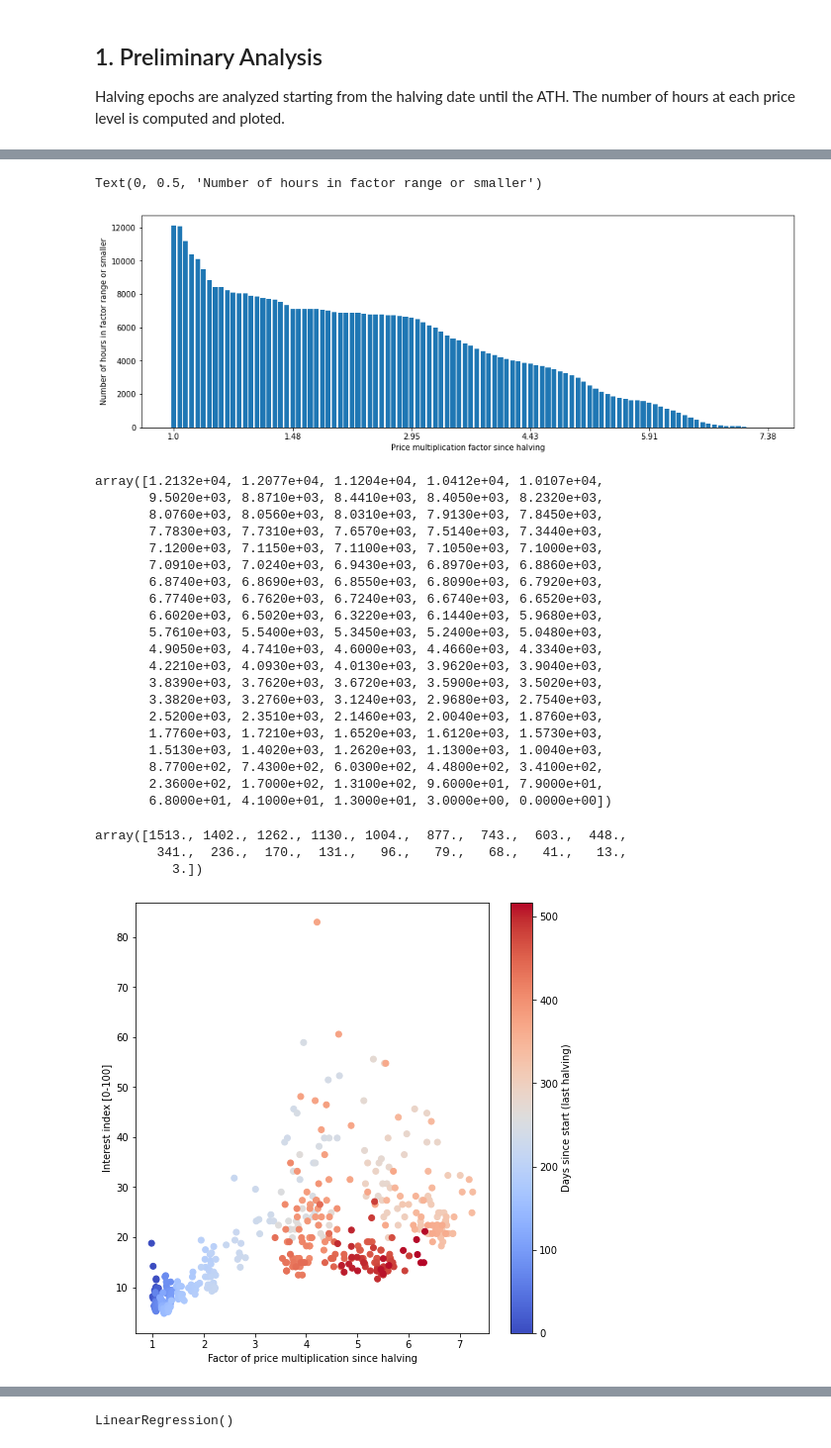
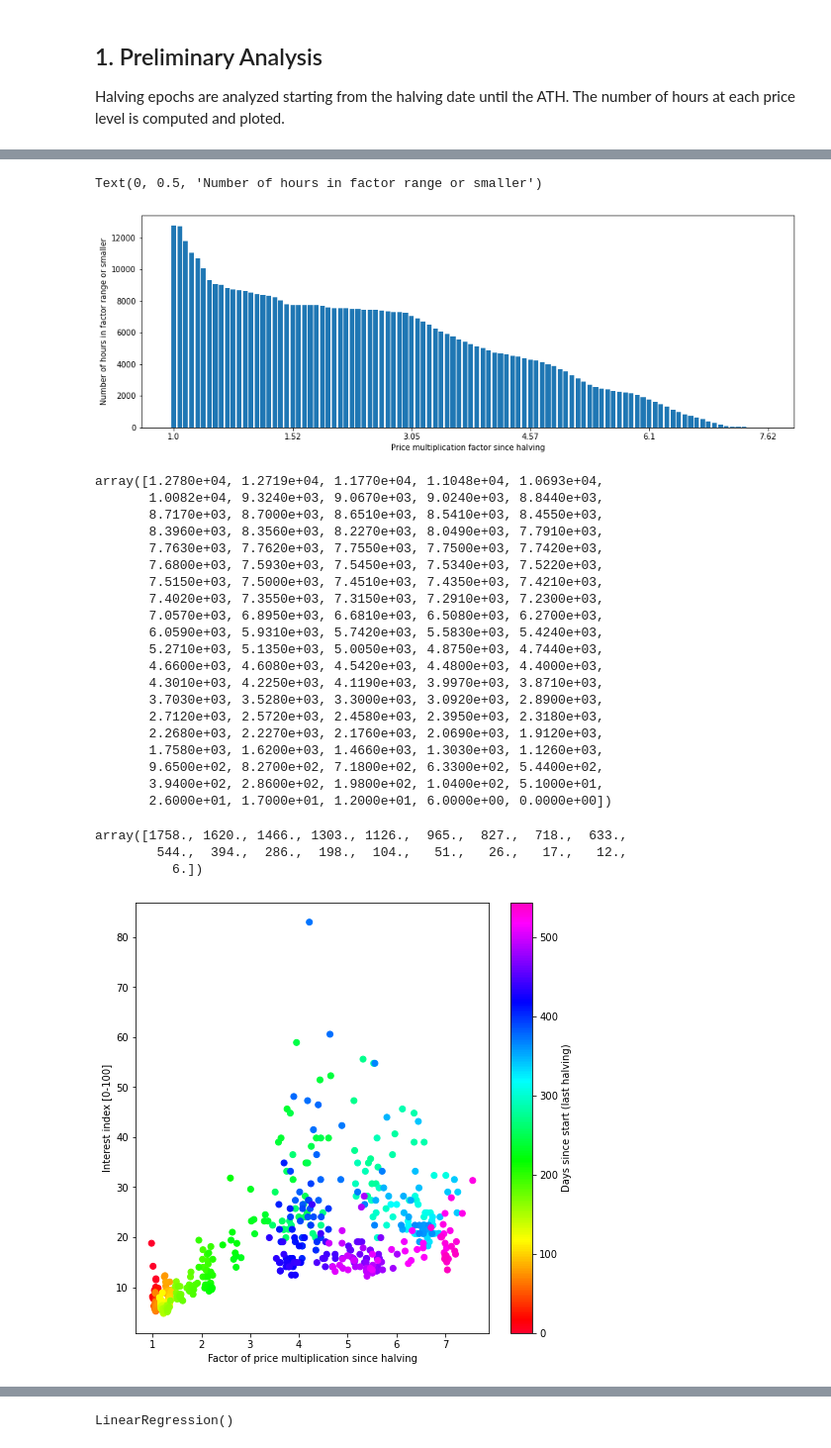
Before and after one commit to mxagar/crypto_analysis, a Jupyter notebook: 01_BitcoinAnalysis.ipynb, the cells around one changed output, grey strips where cells are left out. Shown at 99% size. Drawn from its saved outputs; the diff is of its cells as text; code cells hidden in the pictures.

```diff
--- a/01_BitcoinAnalysis.ipynb
+++ b/01_BitcoinAnalysis.ipynb
@@ -110,7 +110,7 @@ The number of hours at each price level is computed and ploted.
 # Halving 2020: 2020-05-11
 # ATH 2021: ?
 start = dt.datetime(2020,5,11,0,0,0)
-end = dt.datetime(2021,10,10,0,0,0)
+end = dt.datetime(2021,11,8,0,0,0)
 if (df_price.index[-1] < end or df_interest.index[-1] < end):
     end = min([df_price.index[-1],df_interest.index[-1]])
 duration_days = (end-start).days
@@ -211,36 +216,36 @@ plt.xlabel('Price multiplication factor since halving')
 plt.ylabel('Number of hours in factor range or smaller')
 # %% [output]
 Text(0, 0.5, 'Number of hours in factor range or smaller')
-[figure, old version]
+[figure, new version]
 # %%
 acc_price_bins
 # %% [output]
-array([1.2132e+04, 1.2077e+04, 1.1204e+04, 1.0412e+04, 1.0107e+04,
-       9.5020e+03, 8.8710e+03, 8.4410e+03, 8.4050e+03, 8.2320e+03,
-       8.0760e+03, 8.0560e+03, 8.0310e+03, 7.9130e+03, 7.8450e+03,
-       7.7830e+03, 7.7310e+03, 7.6570e+03, 7.5140e+03, 7.3440e+03,
-       7.1200e+03, 7.1150e+03, 7.1100e+03, 7.1050e+03, 7.1000e+03,
-       7.0910e+03, 7.0240e+03, 6.9430e+03, 6.8970e+03, 6.8860e+03,
-       6.8740e+03, 6.8690e+03, 6.8550e+03, 6.8090e+03, 6.7920e+03,
-       6.7740e+03, 6.7620e+03, 6.7240e+03, 6.6740e+03, 6.6520e+03,
-       6.6020e+03, 6.5020e+03, 6.3220e+03, 6.1440e+03, 5.9680e+03,
-       5.7610e+03, 5.5400e+03, 5.3450e+03, 5.2400e+03, 5.0480e+03,
-       4.9050e+03, 4.7410e+03, 4.6000e+03, 4.4660e+03, 4.3340e+03,
-       4.2210e+03, 4.0930e+03, 4.0130e+03, 3.9620e+03, 3.9040e+03,
-       3.8390e+03, 3.7620e+03, 3.6720e+03, 3.5900e+03, 3.5020e+03,
-       3.3820e+03, 3.2760e+03, 3.1240e+03, 2.9680e+03, 2.7540e+03,
-       2.5200e+03, 2.3510e+03, 2.1460e+03, 2.0040e+03, 1.8760e+03,
-       1.7760e+03, 1.7210e+03, 1.6520e+03, 1.6120e+03, 1.5730e+03,
-       1.5130e+03, 1.4020e+03, 1.2620e+03, 1.1300e+03, 1.0040e+03,
-       8.7700e+02, 7.4300e+02, 6.0300e+02, 4.4800e+02, 3.4100e+02,
-       2.3600e+02, 1.7000e+02, 1.3100e+02, 9.6000e+01, 7.9000e+01,
-       6.8000e+01, 4.1000e+01, 1.3000e+01, 3.0000e+00, 0.0000e+00])
+array([1.2780e+04, 1.2719e+04, 1.1770e+04, 1.1048e+04, 1.0693e+04,
+       1.0082e+04, 9.3240e+03, 9.0670e+03, 9.0240e+03, 8.8440e+03,
+       8.7170e+03, 8.7000e+03, 8.6510e+03, 8.5410e+03, 8.4550e+03,
+       8.3960e+03, 8.3560e+03, 8.2270e+03, 8.0490e+03, 7.7910e+03,
+       7.7630e+03, 7.7620e+03, 7.7550e+03, 7.7500e+03, 7.7420e+03,
+       7.6800e+03, 7.5930e+03, 7.5450e+03, 7.5340e+03, 7.5220e+03,
+       7.5150e+03, 7.5000e+03, 7.4510e+03, 7.4350e+03, 7.4210e+03,
+       7.4020e+03, 7.3550e+03, 7.3150e+03, 7.2910e+03, 7.2300e+03,
+       7.0570e+03, 6.8950e+03, 6.6810e+03, 6.5080e+03, 6.2700e+03,
+       6.0590e+03, 5.9310e+03, 5.7420e+03, 5.5830e+03, 5.4240e+03,
+       5.2710e+03, 5.1350e+03, 5.0050e+03, 4.8750e+03, 4.7440e+03,
+       4.6600e+03, 4.6080e+03, 4.5420e+03, 4.4800e+03, 4.4000e+03,
+       4.3010e+03, 4.2250e+03, 4.1190e+03, 3.9970e+03, 3.8710e+03,
+       3.7030e+03, 3.5280e+03, 3.3000e+03, 3.0920e+03, 2.8900e+03,
+       2.7120e+03, 2.5720e+03, 2.4580e+03, 2.3950e+03, 2.3180e+03,
+       2.2680e+03, 2.2270e+03, 2.1760e+03, 2.0690e+03, 1.9120e+03,
+       1.7580e+03, 1.6200e+03, 1.4660e+03, 1.3030e+03, 1.1260e+03,
+       9.6500e+02, 8.2700e+02, 7.1800e+02, 6.3300e+02, 5.4400e+02,
+       3.9400e+02, 2.8600e+02, 1.9800e+02, 1.0400e+02, 5.1000e+01,
+       2.6000e+01, 1.7000e+01, 1.2000e+01, 6.0000e+00, 0.0000e+00])
 # %%
 acc_price_bins[80:-1]
 # %% [output]
-array([1513., 1402., 1262., 1130., 1004.,  877.,  743.,  603.,  448.,
-        341.,  236.,  170.,  131.,   96.,   79.,   68.,   41.,   13.,
-          3.])
+array([1758., 1620., 1466., 1303., 1126.,  965.,  827.,  718.,  633.,
+        544.,  394.,  286.,  198.,  104.,   51.,   26.,   17.,   12.,
+          6.])
 # %%
 # Arrange a custom dataframe
 df_tmp = pd.DataFrame()
@@ -252,14 +257,15 @@ df_tmp['day'] = range((end-start).days+1)
 # %%
 plt.figure(figsize=(8,8))
 #df1.plot.scatter(x='A',y='B',c='C',cmap='coolwarm')
 #https://matplotlib.org/3.1.1/gallery/color/colormap_reference.html
-plt.scatter(x=df_tmp['factor'],y=df_tmp['interest'],c=df_tmp['day'],cmap='coolwarm')
+#plt.scatter(x=df_tmp['factor'],y=df_tmp['interest'],c=df_tmp['day'],cmap='coolwarm')
+plt.scatter(x=df_tmp['factor'],y=df_tmp['interest'],c=df_tmp['day'],cmap='gist_rainbow')
 plt.xlabel('Factor of price multiplication since halving')
 plt.ylabel('Interest index [0-100]')
 cbar = plt.colorbar()
 cbar.set_label('Days since start (last halving)')
 # %% [output]
-[figure, old version]
+[figure, new version]
 # %%
 sns.jointplot(x='factor',y='interest',data=df_tmp,kind='reg')
 # %% [output]
```
Also changed, not shown: parts of 22 cells of this notebook.
